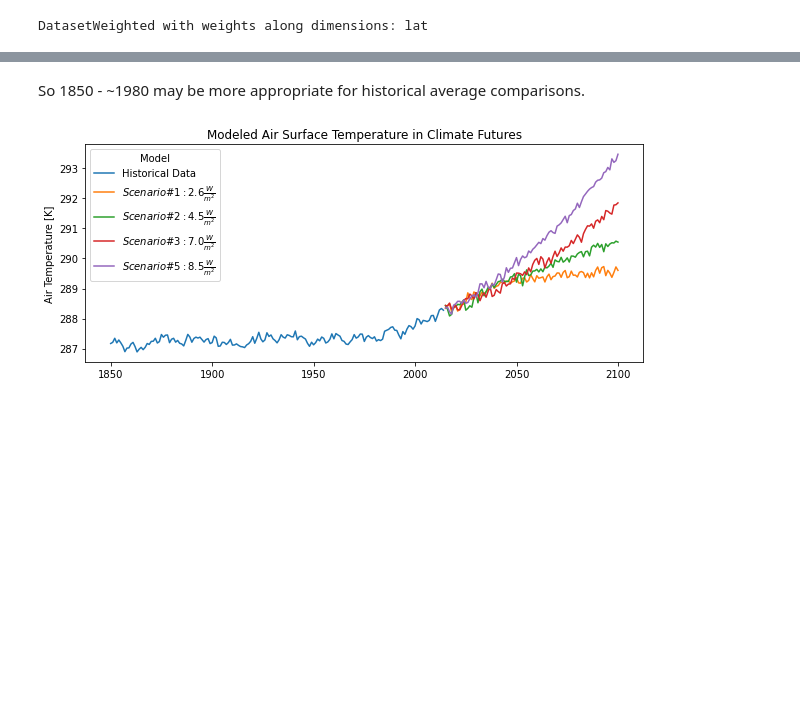
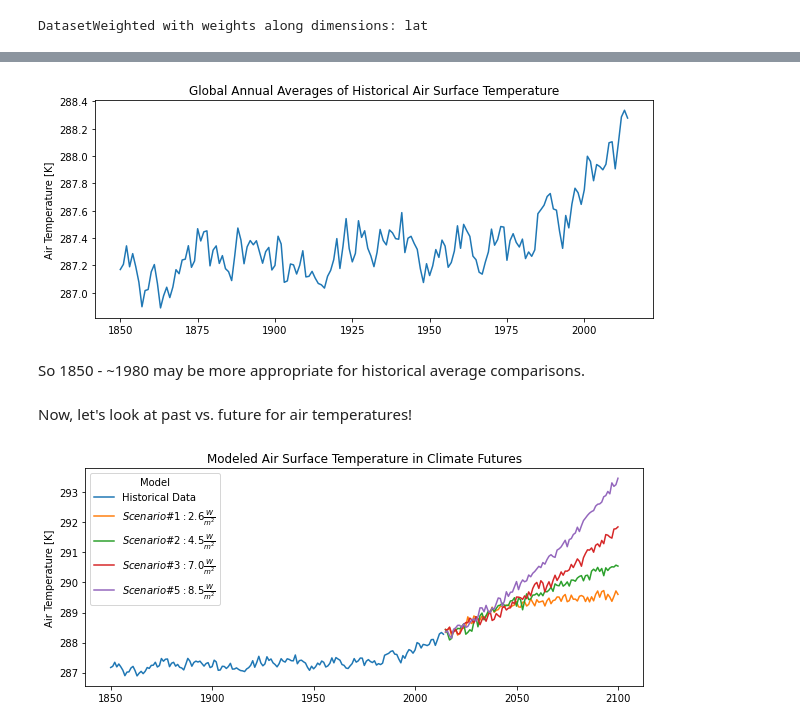
Before and after one commit to UCB-stat-159-s22/hw07-group20, a Jupyter notebook: notebooks/CESM_EDA.ipynb, the cells around one changed output, grey strips where cells are left out. Cells and saved outputs as stored; diff of their text form; code cells hidden in the pictures; blank space fills up the shorter version.

```diff
--- a/notebooks/CESM_EDA.ipynb
+++ b/notebooks/CESM_EDA.ipynb
@@ -49,9 +51,9 @@ vardict = {
     'huss': {'name': 'Specific Humidity', 'units': ''},
     'hurs': {'name': 'Relative Humidity', 'units': '[%]'},
     'pr': {'name': 'Precipitation', 'units': '$[\frac{kg}{m^{2}s}]$'},
-    'tas': {'name': 'Air Temperature', 'units': 'K'},
-    'tasmin': {'name': 'Daily Min. Air Temperature', 'units': 'K'},
-    'tasmax': {'name': 'Daily Max. Air Temperature', 'units': 'K'},
+    'tas': {'name': 'Air Temperature', 'units': '[K]'},
+    'tasmin': {'name': 'Daily Min. Air Temperature', 'units': '[K]'},
+    'tasmax': {'name': 'Daily Max. Air Temperature', 'units': '[K]'},
 }
 
 modeldict = {
@@ -72,6 +74,7 @@ modeldict = {
     },
 }
 
+
 list(modeldict)
 # %% [output]
 ['hist', 'sp1', 'sp2', 'sp3', 'sp5']
@@ -151,3 +196,27 @@ ds_my['hist']['tas'].plot(figsize=(10,4));
+# %%
+# Plot historical global average surface air temperature
+path_htt = '../figures/hist_temp_timeline.png'
+
+var = 'tas'
+var_name = vardict[var]['name']
+var_units = vardict[var]['units']
+var_lab = f'{var_name} {var_units}'
+
+########################################################
+# Plot weights
+path_htt = '../figures/hist_temp_timeline.png'
+
+cv.plot_lines(
+    data = ds_my['hist'][var],
+    path = path_htt,
+    xlab = '',
+    ylab = var_lab,
+    title = 'Global Annual Averages of Historical Air Surface Temperature'
+)
+# %% [output]
+[figure, added]
 # %% [markdown]
 So 1850 - ~1980 may be more appropriate for historical average comparisons.
+# %% [markdown]
+Now, let's look at past vs. future for air temperatures!
 # %%
```
Also changed, not shown: parts of 17 cells of this notebook, 6 other files.
